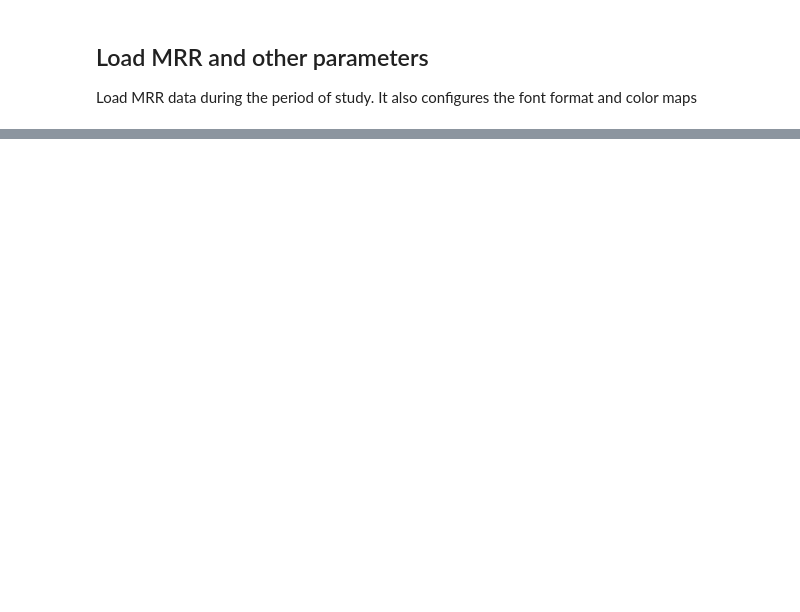
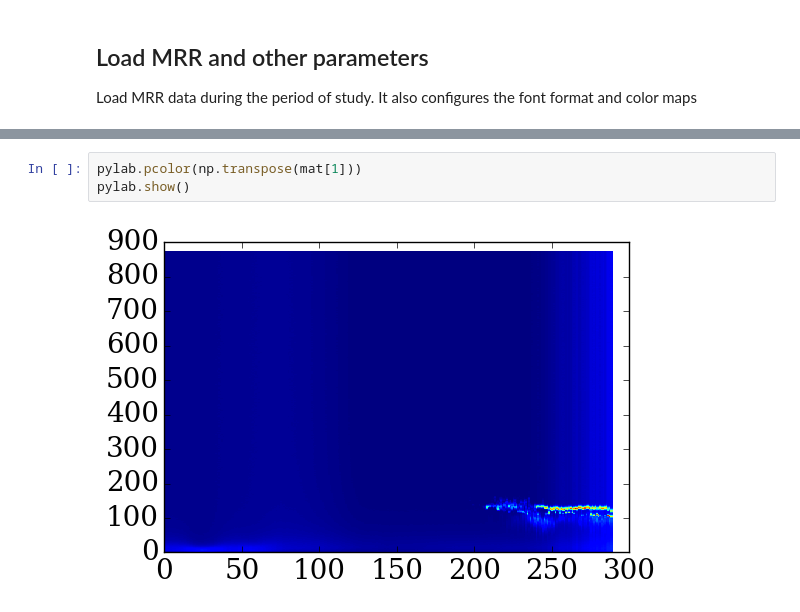
Before and after one commit to cduranalarcon/Lidar_DDU, a Jupyter notebook: Notebooks/Lidar_Raw_to_Classif.ipynb, the cells around one changed output, grey strips where cells are left out. Drawn from its saved outputs; the diff is of its cells as text; blank space fills up the shorter version.

```diff
--- a/Notebooks/Lidar_Raw_to_Classif.ipynb
+++ b/Notebooks/Lidar_Raw_to_Classif.ipynb
@@ -64,0 +324,5 @@ cmap2 = pylab.cm.get_cmap(cmap.name,8)
+# %%
+pylab.pcolor(np.transpose(mat[1]))
+pylab.show()
+# %% [output]
+[figure, added]
```
Also changed, not shown: parts of 17 cells of this notebook.
